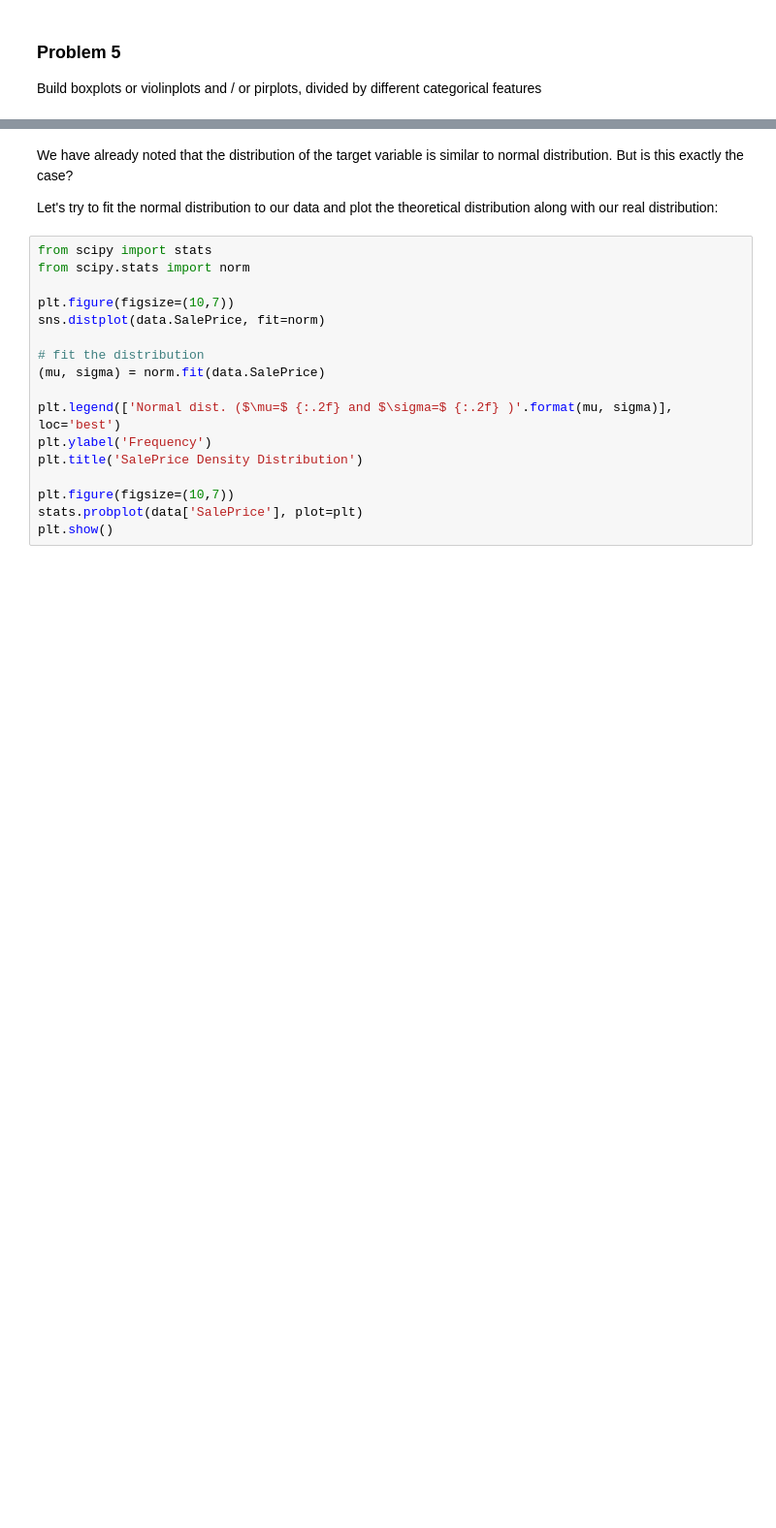
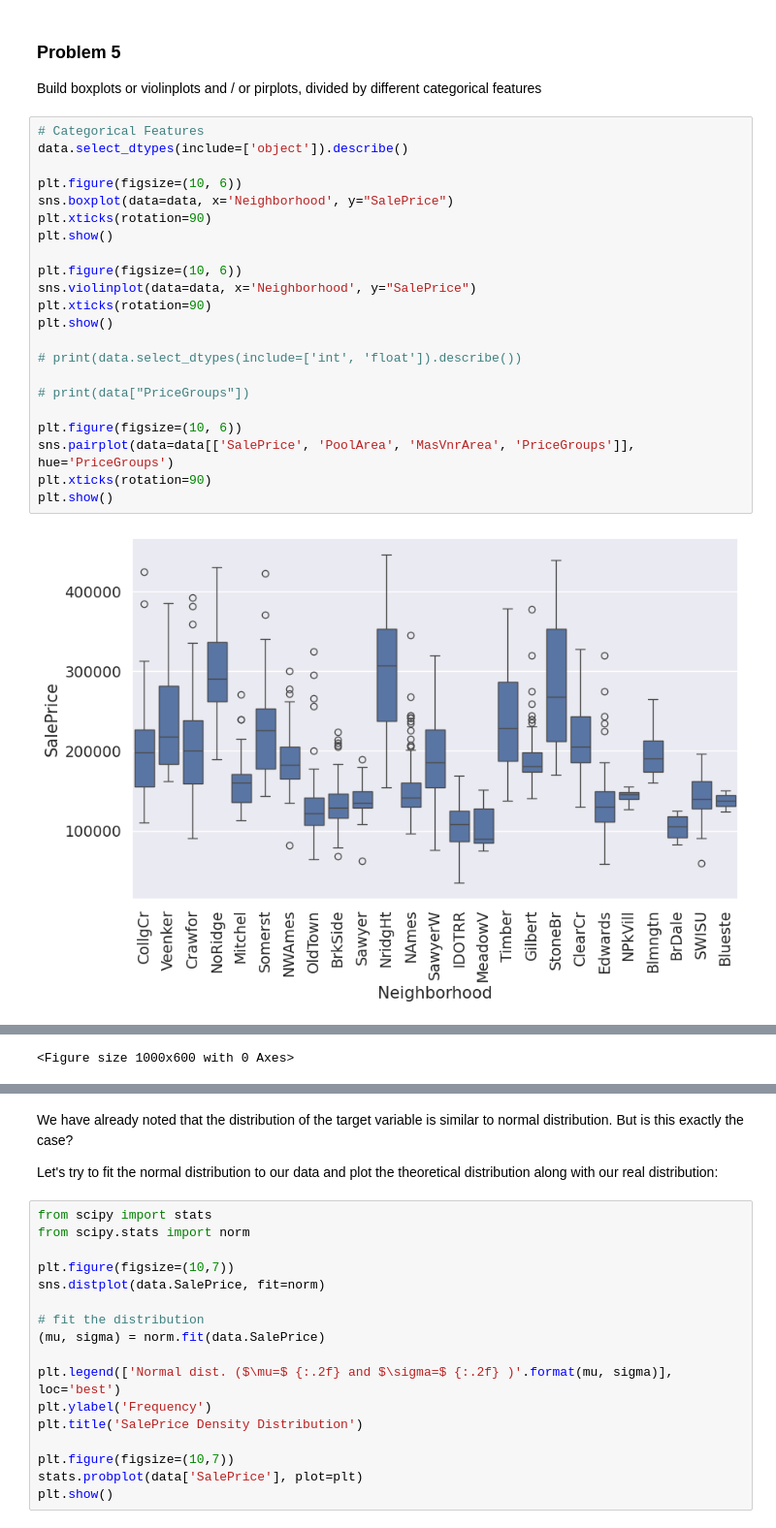
Before and after one commit to ifde/MathematicalMethods, a Jupyter notebook: week02/02_HSE_SE_EDA_v1.ipynb, the cells around one changed output, grey strips where cells are left out. Shown at 97% size. Drawn from its saved outputs; the diff is of its cells as text; blank space fills up the shorter version.

```diff
--- a/week02/02_HSE_SE_EDA_v1.ipynb
+++ b/week02/02_HSE_SE_EDA_v1.ipynb
@@ -650,3 +703,27 @@ The plot above is, again, an example of an overloaded plot. How to make it bette
 ### Problem 5
 
 Build boxplots or violinplots and / or pirplots, divided by different categorical features
+# %%
+# Categorical Features
+data.select_dtypes(include=['object']).describe()
+
+plt.figure(figsize=(10, 6))
+sns.boxplot(data=data, x='Neighborhood', y="SalePrice")
+plt.xticks(rotation=90)
+plt.show()
+
+plt.figure(figsize=(10, 6))
+sns.violinplot(data=data, x='Neighborhood', y="SalePrice")
+plt.xticks(rotation=90)
+plt.show()
+
+# print(data.select_dtypes(include=['int', 'float']).describe())
+
+# print(data["PriceGroups"])
+
+plt.figure(figsize=(10, 6))
+sns.pairplot(data=data[['SalePrice', 'PoolArea', 'MasVnrArea', 'PriceGroups']], hue='PriceGroups')
+plt.xticks(rotation=90)
+plt.show()
+# %% [output]
+[figure, added]
@@ -652,0 +731 @@ Build boxplots or violinplots and / or pirplots, divided by different categorica
+<Figure size 1000x600 with 0 Axes>
```
Also changed, not shown: parts of 8 cells of this notebook.
